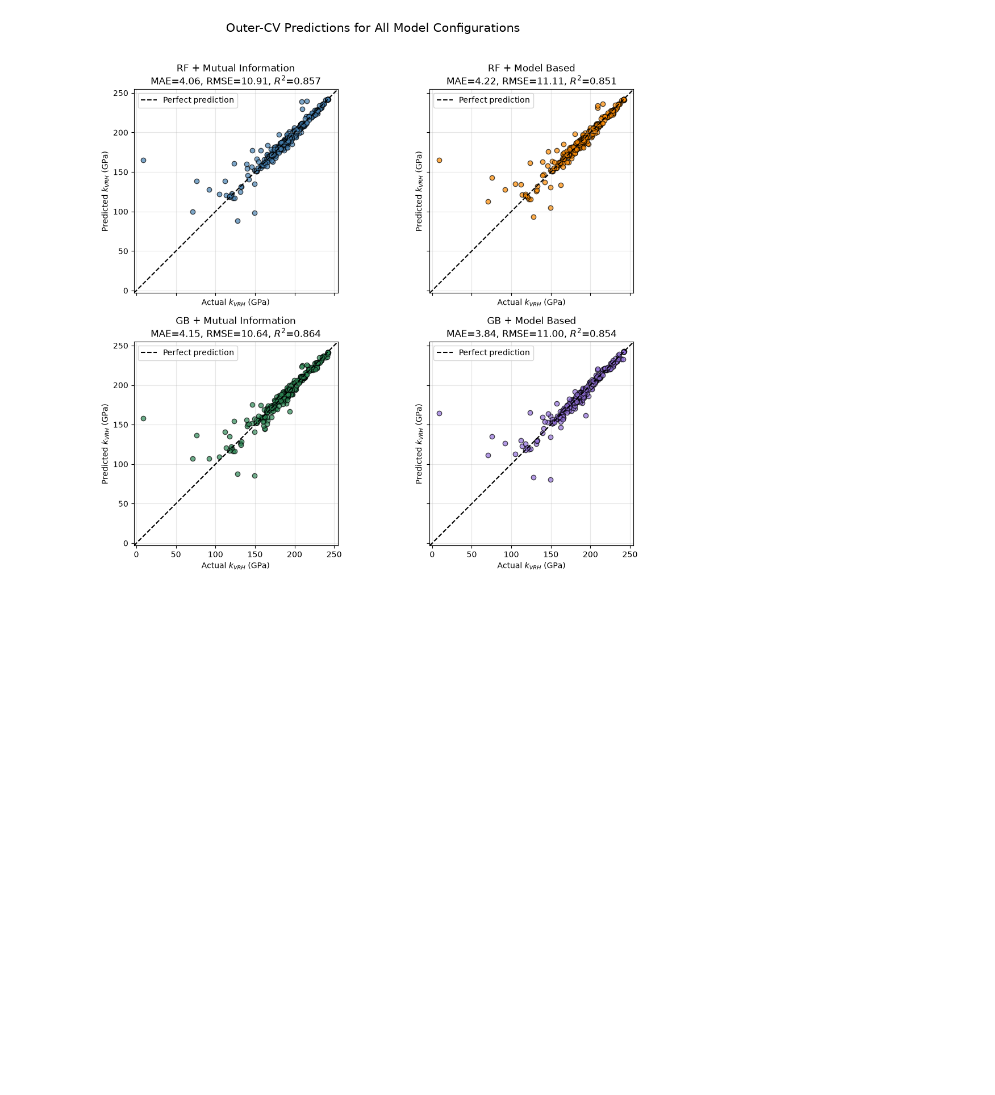
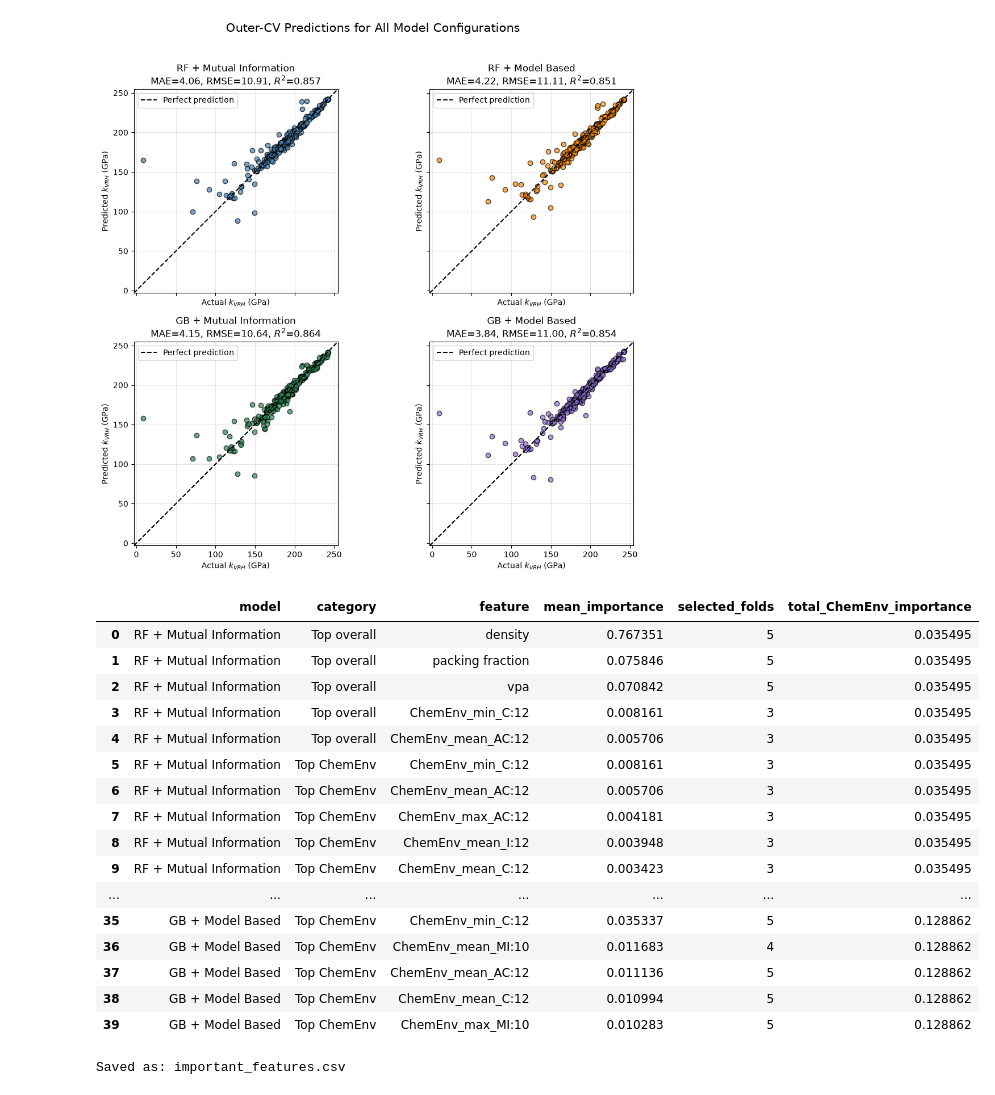
Before and after one commit to aizzen3/Material_info_final_project, a Jupyter notebook: Model.ipynb, the cells around one changed output. Cells and saved outputs as stored; diff of their text form; code cells hidden in the pictures; blank space fills up the shorter version.

```diff
--- a/Model.ipynb
+++ b/Model.ipynb
@@ -281,0 +322,48 @@ plt.show()
+# %%
+#question7:
+
+import pandas as pd
+
+files = {"RF + Mutual Information": "random_mutual_importances.csv", "RF + Model Based": "random_model_based_importances.csv",
+          "GB + Mutual Information": "gradient_mutual_importances_feature.csv", "GB + Model Based": "gradient_model_based_importances_feature.csv"}
+
+output = []
+for model, file in files.items():
+    data = pd.read_csv(file)
+    summary = data.groupby("feature").agg(importance_sum=("importance", "sum"), selected_folds=("fold", "nunique"))
+    summary["mean_importance"] = summary["importance_sum"] / 5
+    chem = summary[summary.index.str.startswith("ChemEnv_")]
+    total_chem = chem["mean_importance"].sum()
+
+    top_overall = summary.sort_values("mean_importance", ascending=False).head(5).reset_index()
+    top_overall["category"] = "Top overall"
+    top_chem = chem.sort_values("mean_importance", ascending=False).head(5).reset_index()
+    top_chem["category"] = "Top ChemEnv"
+
+    for df in (top_overall, top_chem):
+        df["model"], df["total_ChemEnv_importance"] = model, total_chem
+    output.extend([top_overall, top_chem])
+
+important_features = pd.concat(output, ignore_index=True)[["model", "category", "feature", "mean_importance", "selected_folds", "total_ChemEnv_importance"]]
+important_features.to_csv("important_features.csv", index=False)
+display(important_features)
+print("Saved as: important_features.csv")
+# %% [output]
+|  | model | category | feature | mean_importance | selected_folds | total_ChemEnv_importance |
+| 0 | RF + Mutual Information | Top overall | density | 0.767351 | 5 | 0.035495 |
+| 1 | RF + Mutual Information | Top overall | packing fraction | 0.075846 | 5 | 0.035495 |
+| 2 | RF + Mutual Information | Top overall | vpa | 0.070842 | 5 | 0.035495 |
+| 3 | RF + Mutual Information | Top overall | ChemEnv_min_C:12 | 0.008161 | 3 | 0.035495 |
+| 4 | RF + Mutual Information | Top overall | ChemEnv_mean_AC:12 | 0.005706 | 3 | 0.035495 |
+| 5 | RF + Mutual Information | Top ChemEnv | ChemEnv_min_C:12 | 0.008161 | 3 | 0.035495 |
+| 6 | RF + Mutual Information | Top ChemEnv | ChemEnv_mean_AC:12 | 0.005706 | 3 | 0.035495 |
+| 7 | RF + Mutual Information | Top ChemEnv | ChemEnv_max_AC:12 | 0.004181 | 3 | 0.035495 |
+| 8 | RF + Mutual Information | Top ChemEnv | ChemEnv_mean_I:12 | 0.003948 | 3 | 0.035495 |
+| 9 | RF + Mutual Information | Top ChemEnv | ChemEnv_mean_C:12 | 0.003423 | 3 | 0.035495 |
+| ... | ... | ... | ... | ... | ... | ... |
+| 35 | GB + Model Based | Top ChemEnv | ChemEnv_min_C:12 | 0.035337 | 5 | 0.128862 |
+| 36 | GB + Model Based | Top ChemEnv | ChemEnv_mean_MI:10 | 0.011683 | 4 | 0.128862 |
+| 37 | GB + Model Based | Top ChemEnv | ChemEnv_mean_AC:12 | 0.011136 | 5 | 0.128862 |
+| 38 | GB + Model Based | Top ChemEnv | ChemEnv_mean_C:12 | 0.010994 | 5 | 0.128862 |
+| 39 | GB + Model Based | Top ChemEnv | ChemEnv_max_MI:10 | 0.010283 | 5 | 0.128862 |
+Saved as: important_features.csv
```
Also changed, not shown: parts of 4 cells of this notebook.
